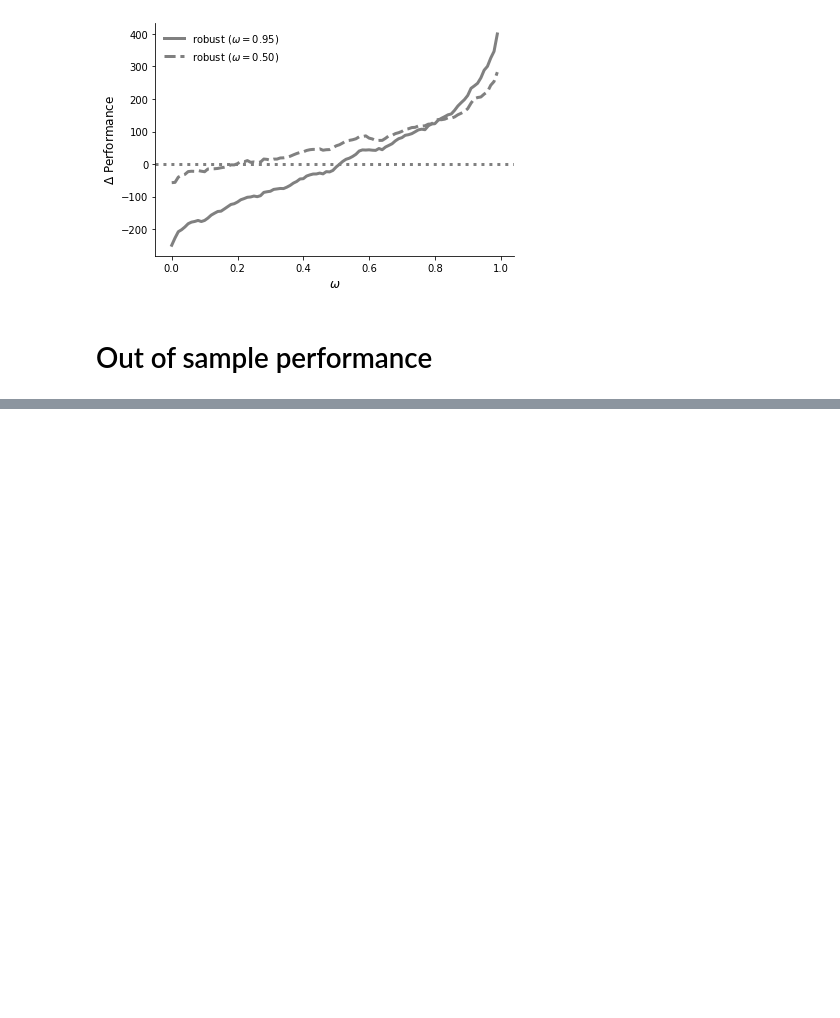
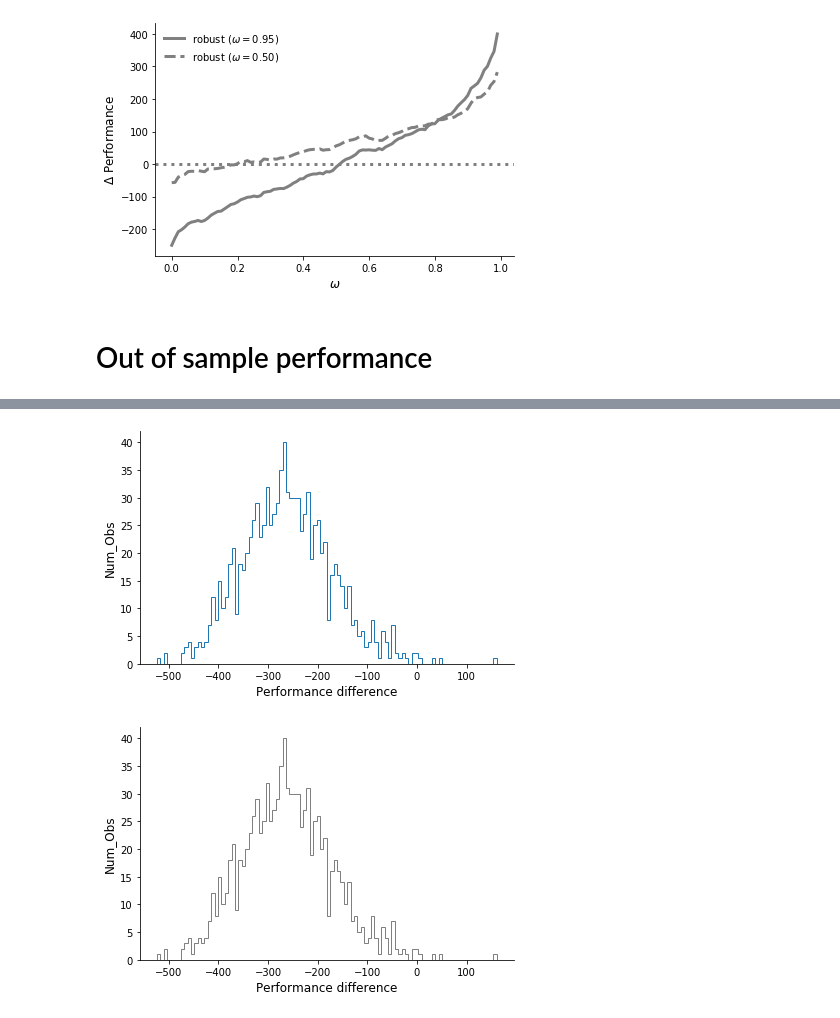
Before and after one commit to robustzurcher/analysis, a Jupyter notebook: notebooks/03_application.ipynb, the cells around one changed output, grey strips where cells are left out. Saved outputs shown, nothing was run; the diff lists cells and outputs as text; code cells hidden in the pictures; blank space fills up the shorter version.

```diff
--- a/notebooks/03_application.ipynb
+++ b/notebooks/03_application.ipynb
@@ -174,0 +176,5 @@ get_difference_plot()
+# %%
+get_out_of_sample_4292_95()
+# %% [output]
+[figure, added]
+[figure, added]
```
Also changed, not shown: parts of 3 cells of this notebook, 3 other files.
